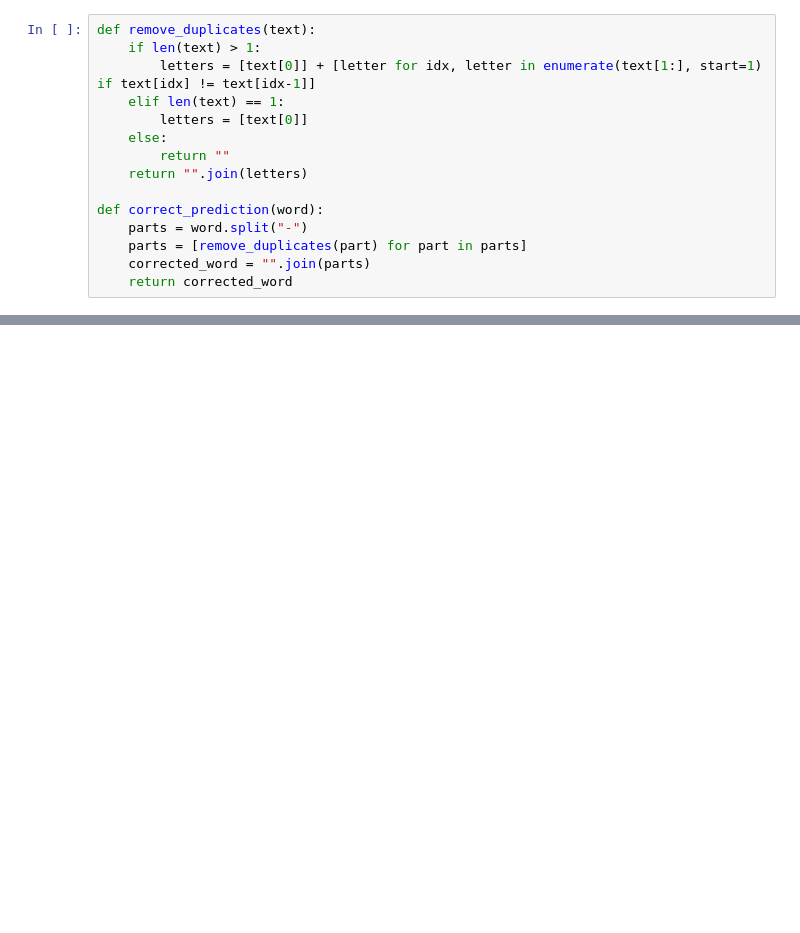
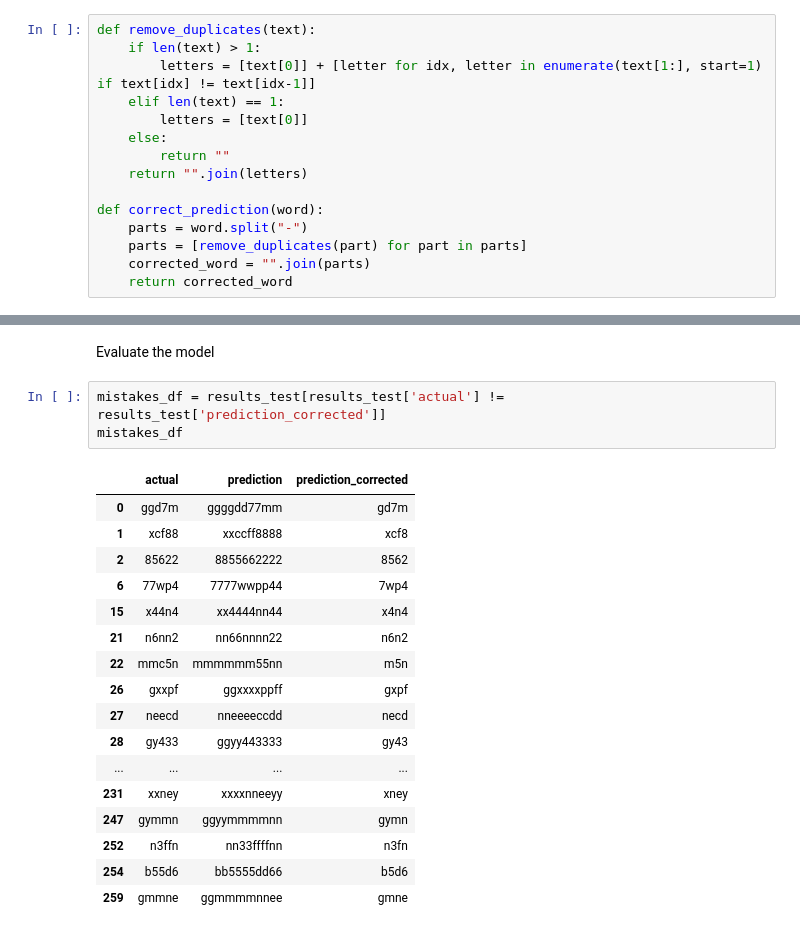
Before and after one commit to 053steve/CRNN-model-text-recognition, a Jupyter notebook: notebook.ipynb, the cells around one changed output, grey strips where cells are left out. Saved outputs shown, nothing was run; the diff lists cells and outputs as text; blank space fills up the shorter version.

Commit message:
evaluate model techniques

```diff
--- a/notebook.ipynb
+++ b/notebook.ipynb
@@ -462,0 +500,23 @@ results_test.head()
+# %% [markdown]
+Evaluate the model
+# %%
+mistakes_df = results_test[results_test['actual'] != results_test['prediction_corrected']]
+mistakes_df
+# %% [output]
+|  | actual | prediction | prediction_corrected |
+| 0 | ggd7m | ggggdd77mm | gd7m |
+| 1 | xcf88 | xxccff8888 | xcf8 |
+| 2 | 85622 | 8855662222 | 8562 |
+| 6 | 77wp4 | 7777wwpp44 | 7wp4 |
+| 15 | x44n4 | xx4444nn44 | x4n4 |
+| 21 | n6nn2 | nn66nnnn22 | n6n2 |
+| 22 | mmc5n | mmmmmm55nn | m5n |
+| 26 | gxxpf | ggxxxxppff | gxpf |
+| 27 | neecd | nneeeeccdd | necd |
+| 28 | gy433 | ggyy443333 | gy43 |
+| ... | ... | ... | ... |
+| 231 | xxney | xxxxnneeyy | xney |
+| 247 | gymmn | ggyymmmmnn | gymn |
+| 252 | n3ffn | nn33ffffnn | n3fn |
+| 254 | b55d6 | bb5555dd66 | b5d6 |
+| 259 | gmmne | ggmmmmnnee | gmne |
```
Also changed, not shown: parts of 17 cells of this notebook.
